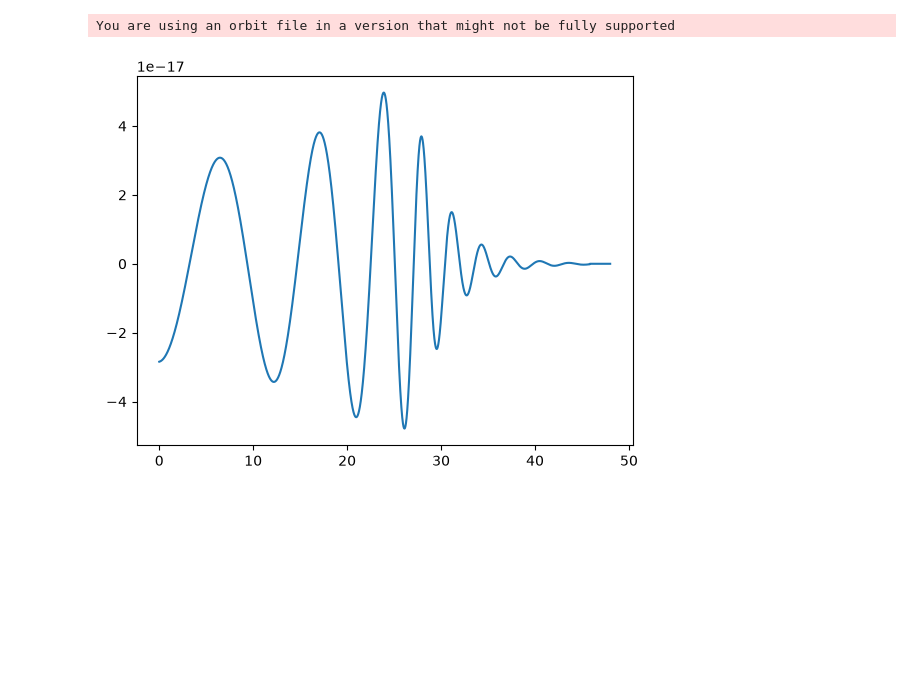
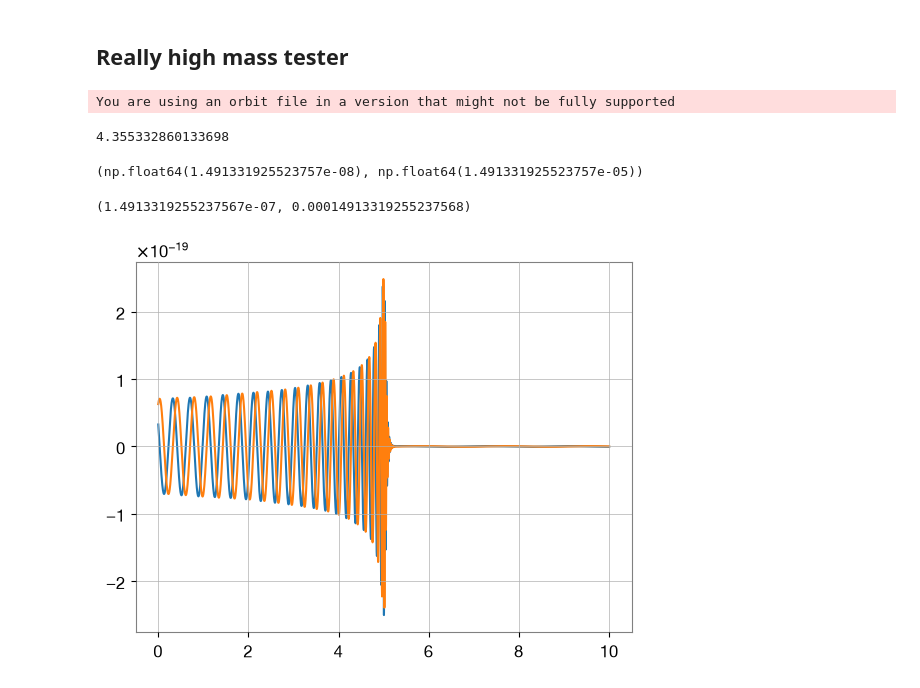
Before and after one commit to AryamannRao/LISAGlitchSignalClassifier, a Jupyter notebook: src/notebooks/gw_tester.ipynb, the cells around one changed output. Cells and saved outputs as stored; diff of their text form; code cells hidden in the pictures; blank space fills up the shorter version.

```diff
--- a/src/notebooks/gw_tester.ipynb
+++ b/src/notebooks/gw_tester.ipynb
@@ -31,0 +170,11 @@ Redshift: 9.5000 redshift
+# %%
+snrs = []
+t = np.arange(0, 10*3600, 0.25)/3600
+for i in range(gw_dict['X'].shape[0]):
+    tdi_dict = make_tdi_dict(gw_dict['X'][i],
+                            gw_dict['Y'][i], gw_dict['Z'][i])
+    maximum = np.max(np.abs(tdi_dict['A']))
+    noise = np.mean(np.abs(tdi_dict['A'][t < 3]))
+    snrs.append(maximum/noise)
+
+snrs = np.array(snrs)
@@ -31,0 +207,2 @@ Redshift: 9.5000 redshift
+# %% [markdown]
+## Really high mass tester
@@ -108,15 +350,33 @@ class BinaryInspiralGW(ResponseFromStrain):
 # %%
 #from helpers.gw_shapes import *
 
-gw = BinaryInspiralGW(m1 = 1e8, m2=1e8, d=5e4, iota=0, spin1=0, spin2=0, t_inj=24*3600,
-                      domain='freq', gw_beta=0, gw_lambda=0, orbits=orbits_path)
+gw = BinaryInspiralGW(m1=1e6, m2=1e6, d=1e5, iota=0, spin1=0, spin2=0, t_inj=5*3600,
+                    gw_beta=0, gw_lambda=0, orbits=orbits_path)
 # %% [output]
 You are using an orbit file in a version that might not be fully supported
+# %%
+gw.ri*((C**2)/(6*G*(gw.m1 + gw.m2)*2e30))
+# %% [output]
+4.355332860133698
+# %%
+gw.delta_f, gw.f_lower # For GW 1
+# %% [output]
+(np.float64(1.491331925523757e-08), np.float64(1.491331925523757e-05))
+# %%
+gw.f_lower/1e3, gw.f_lower # For GW 2
+# %% [output]
+(1.4913319255237567e-07, 0.00014913319255237568)
 # %%
-t = np.arange(0, 48*3600, 0.25)
-y = gw.compute_hcross(t)
+t = np.arange(0, 10*3600, 0.25)
+hc = gw.compute_hcross(t)
+hp = gw.compute_hplus(t)
 
-plt.plot(t/3600, y)
+#f = 1.3e-4
+#Y = np.max(y)*np.cos(2*np.pi*f*(t-5*3600))
+
+plt.plot(t/3600, hp)
+plt.plot(t/3600, hc)
+#plt.xlim(340, 360)
 plt.show()
 # %% [output]
-[figure, old version]
+[figure, new version]
```
Also changed, not shown: parts of 28 cells of this notebook, 12 other files.
